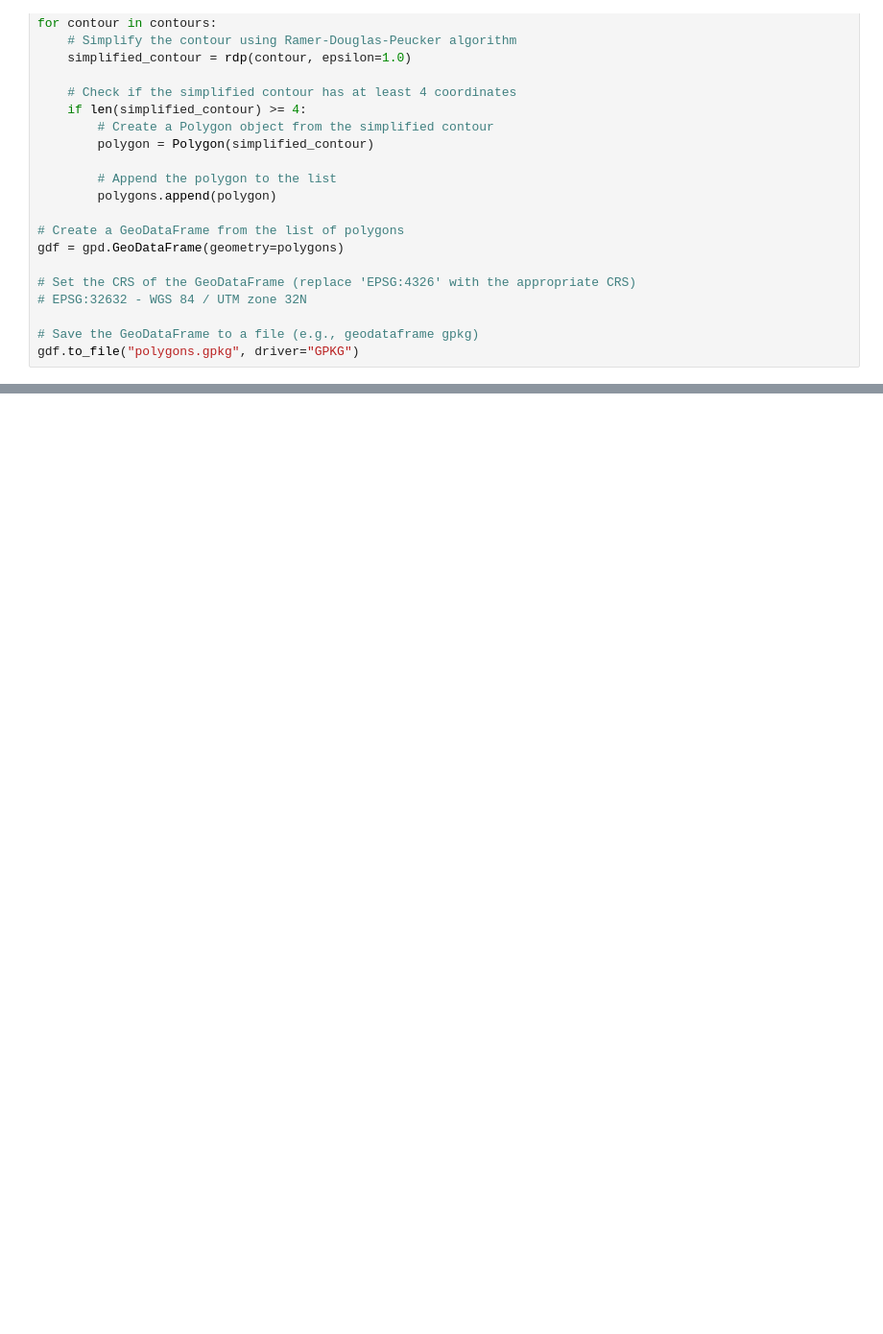
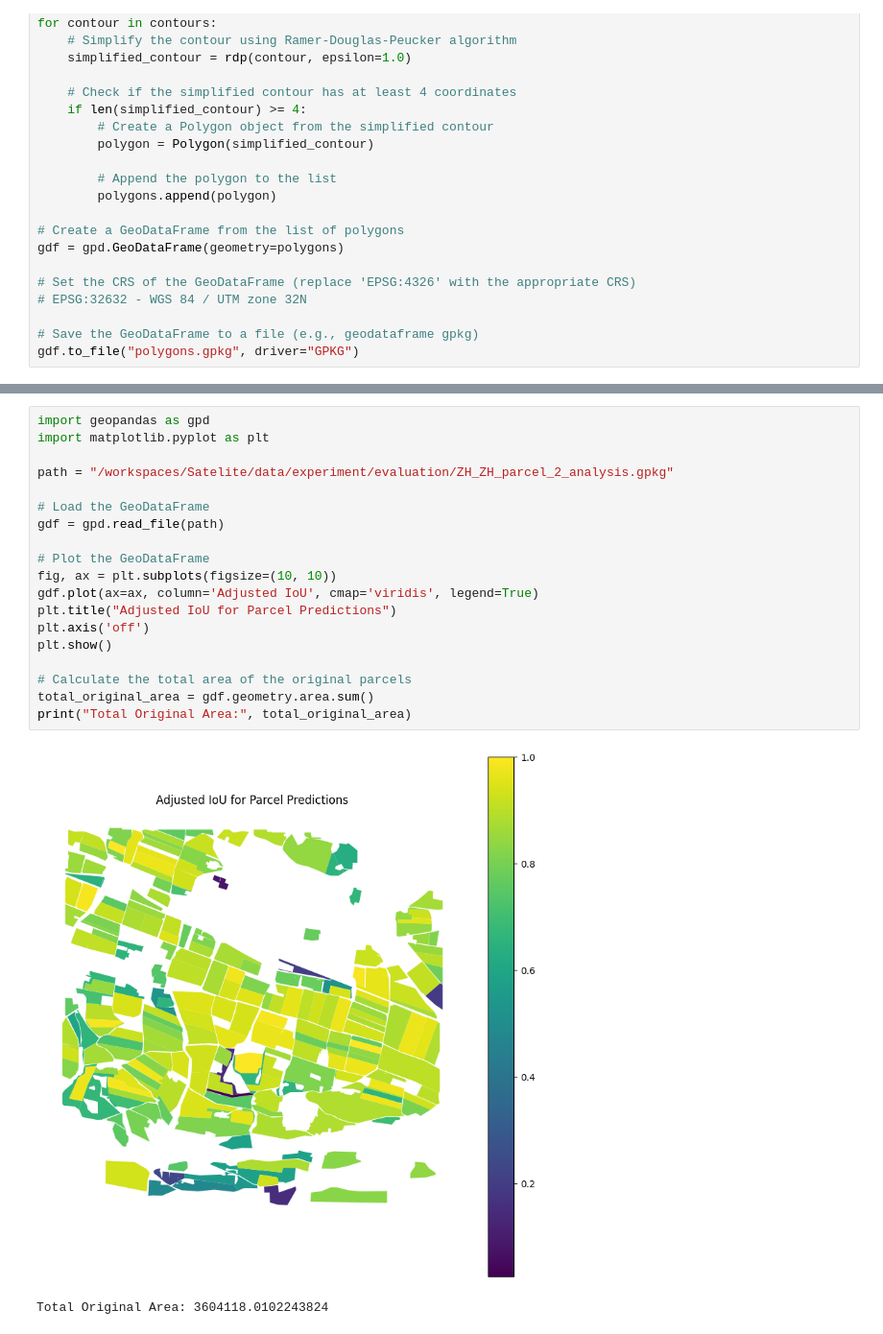
Before and after one commit to dennisshushackost/Satelite, a Jupyter notebook: train2.ipynb, the cells around one changed output, grey strips where cells are left out. Shown at 96% size. Drawn from its saved outputs; the diff is of its cells as text; blank space fills up the shorter version.

```diff
--- a/train2.ipynb
+++ b/train2.ipynb
@@ -340,0 +788,22 @@ gdf.to_file("polygons.gpkg", driver="GPKG")
+# %%
+import geopandas as gpd
+import matplotlib.pyplot as plt
+
+path = "/workspaces/Satelite/data/experiment/evaluation/ZH_ZH_parcel_2_analysis.gpkg"
+
+# Load the GeoDataFrame
+gdf = gpd.read_file(path)
+
+# Plot the GeoDataFrame
+fig, ax = plt.subplots(figsize=(10, 10))
+gdf.plot(ax=ax, column='Adjusted IoU', cmap='viridis', legend=True)
+plt.title("Adjusted IoU for Parcel Predictions")
+plt.axis('off')
+plt.show()
+
+# Calculate the total area of the original parcels
+total_original_area = gdf.geometry.area.sum()
+print("Total Original Area:", total_original_area)
+# %% [output]
+[figure, added]
+Total Original Area: 3604118.0102243824
```
Also changed, not shown: parts of 9 cells of this notebook, 12 other files.
